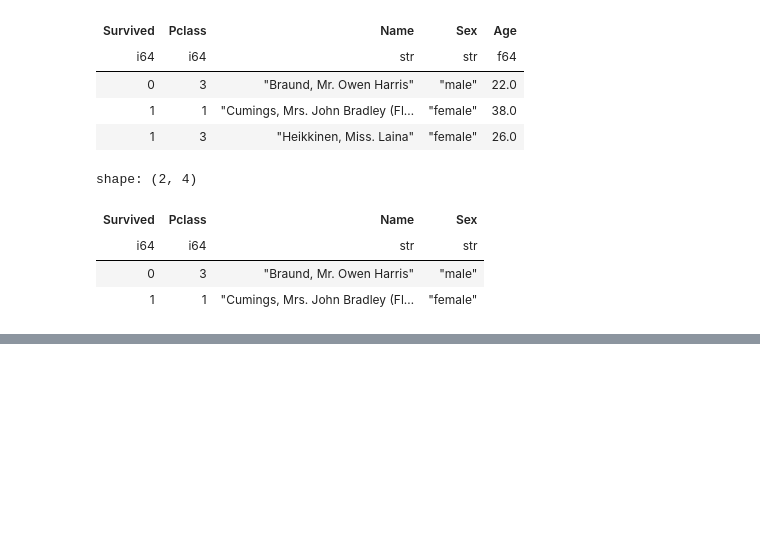
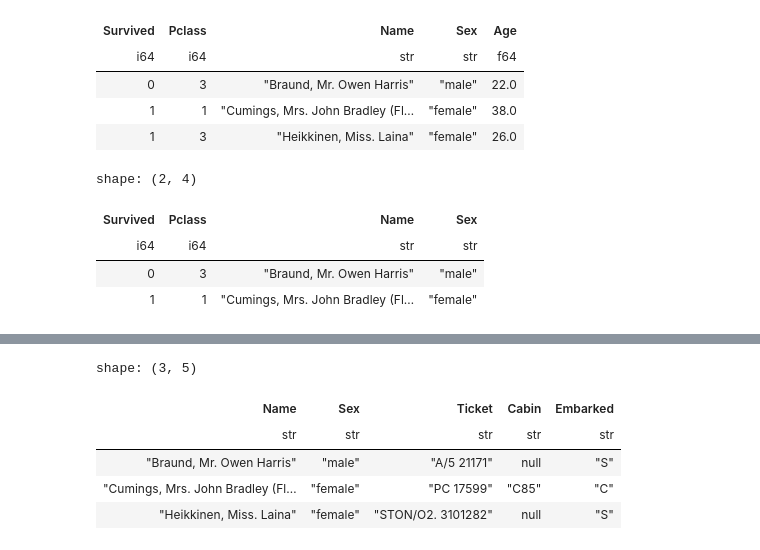
Before and after one commit to yukikitayama/data-analysis, a Jupyter notebook: polars/selecting_columns.ipynb, the cells around one changed output, grey strips where cells are left out. Saved outputs shown, nothing was run; the diff lists cells and outputs as text; code cells hidden in the pictures; blank space fills up the shorter version.

```diff
--- a/polars/selecting_columns.ipynb
+++ b/polars/selecting_columns.ipynb
@@ -77,0 +231,15 @@ df[""]
+# %%
+(
+    df
+    .select(
+        pl.col(pl.Utf8)
+    )
+    .head(3)
+)
+# %% [output]
+shape: (3, 5)
+| Name | Sex | Ticket | Cabin | Embarked |
+| str | str | str | str | str |
+| "Braund, Mr. Owen Harris" | "male" | "A/5 21171" | null | "S" |
+| "Cumings, Mrs. John Bradley (Fl… | "female" | "PC 17599" | "C85" | "C" |
+| "Heikkinen, Miss. Laina" | "female" | "STON/O2. 3101282" | null | "S" |
```
Also changed, not shown: parts of 20 cells of this notebook, 1 other file.
